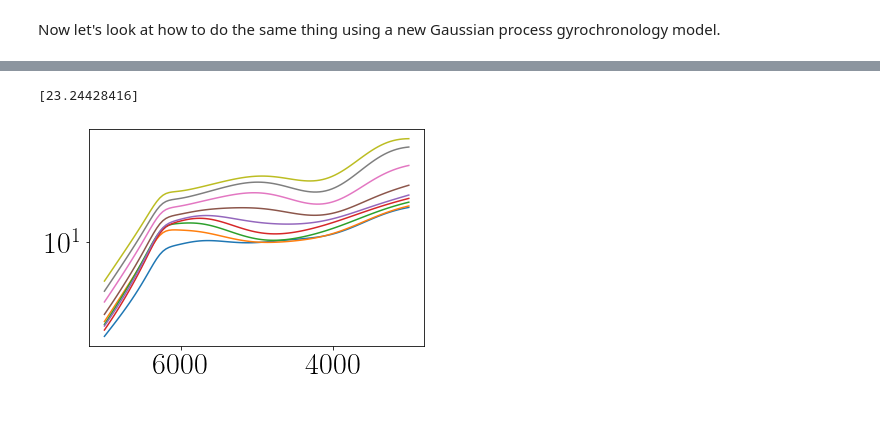
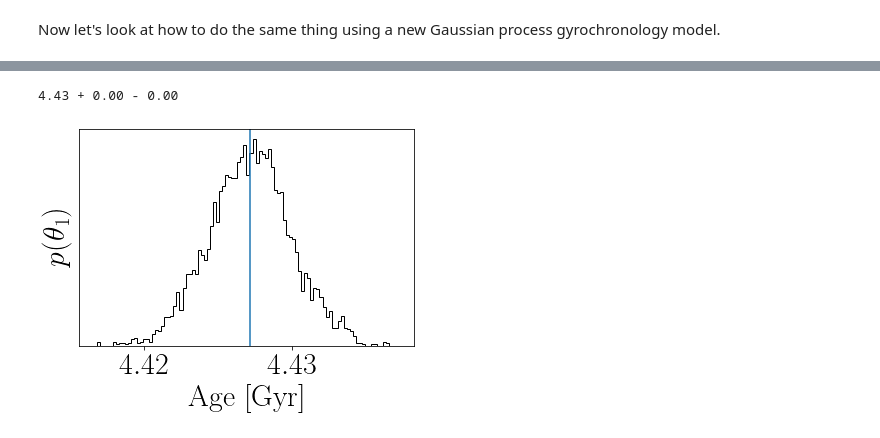
Before and after one commit to RuthAngus/stardate2, a Jupyter notebook: notebooks/Stardate2_demo.ipynb, the cells around one changed output, grey strips where cells are left out. Saved outputs shown, nothing was run; the diff lists cells and outputs as text; code cells hidden in the pictures.

```diff
--- a/notebooks/Stardate2_demo.ipynb
+++ b/notebooks/Stardate2_demo.ipynb
@@ -70 +89,26 @@ Now let's look at how to do the same thing using a new Gaussian process gyrochro
+# %%
+ndim, nwalkers = 1, 25
+
+sampler = emcee.EnsembleSampler(nwalkers, ndim, sd2.lnprob, args=[prot, prot_err, bprp, gp.pred_at])
+p0 = np.random.randn(nwalkers, ndim)*1e-2 + np.log10(5e9)
+state = sampler.run_mcmc(p0, 100);
+sampler.reset()
+sampler.run_mcmc(state, 500);
+# %%
+samples = sampler.get_chain(flat=True)
+lin_samps = (10**samples)*1e-9
+lin_samps = lin_samps[lin_samps > 1]
+median_age = np.median(lin_samps)
+errm = median_age - np.percentile(lin_samps, 16)
+errp = np.percentile(lin_samps, 84) - median_age
+print(f"{median_age:.2f} + {errp:.2f} - {errm:.2f}")
+
+plt.hist(lin_samps, 100, color="k", histtype="step")
+plt.axvline(median_age)
+plt.xlabel(r"$\mathrm{Age~[Gyr]}$")
+plt.ylabel(r"$p(\theta_1)$")
+plt.gca().set_yticks([]);
+# %% [output]
+4.43 + 0.00 - 0.00
+[figure, added]
 # %%
@@ -92,5 +147,0 @@ Now let's look at how to do the same thing using a new Gaussian process gyrochro
-# %%
-gp = sd.GP_model()
-print(gp.pred_at(log10_age, 5777))
-# %% [output]
-[23.24428416]
@@ -105,8 +147,0 @@ for i, a in enumerate(test_ages):
-# %%
-for i, p in enumerate(prots):
-    plt.plot(test_teffs, p)
-
-plt.gca().invert_xaxis()
-plt.yscale("log")
-# %% [output]
-[figure, removed]
```
Also changed, not shown: parts of 21 cells of this notebook.
